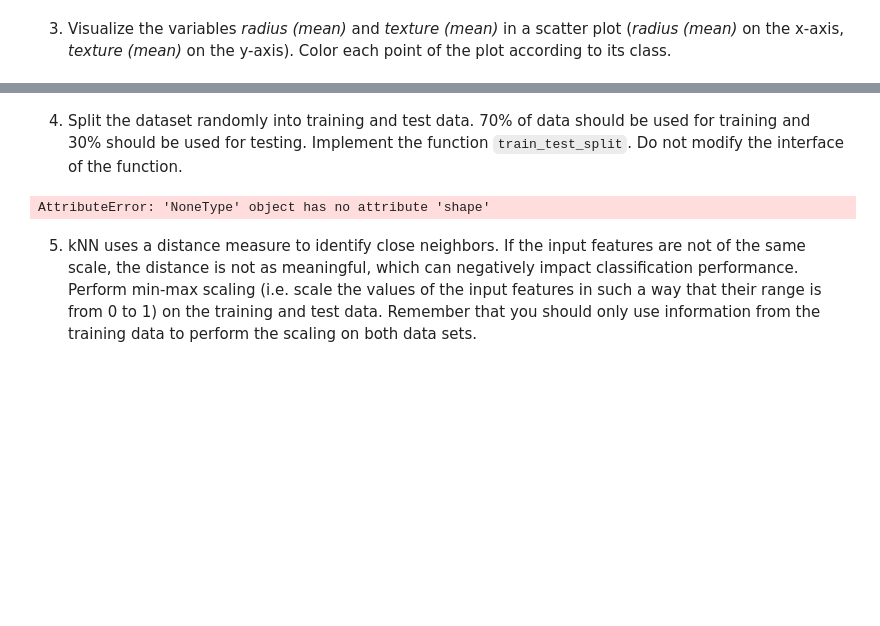
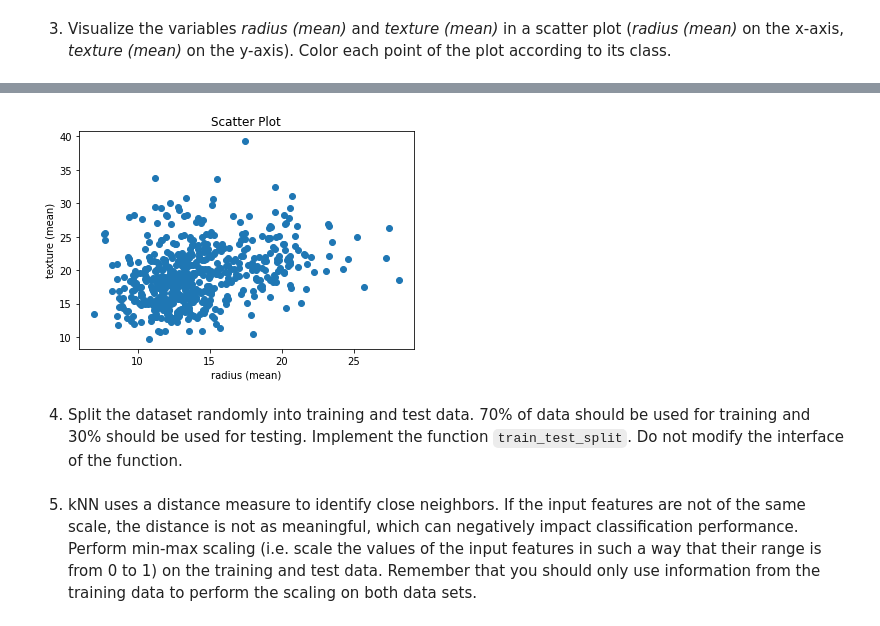
Before and after one commit to erdemuysalx/ml-algorithms-scratch, a Jupyter notebook: knn.ipynb, the cells around one changed output, grey strips where cells are left out. Cells and saved outputs as stored; diff of their text form; code cells hidden in the pictures; blank space fills up the shorter version.

```diff
--- a/knn.ipynb
+++ b/knn.ipynb
@@ -43,3 +93,12 @@ X, y = load_breast_cancer_dataset()
+# %%
+# Implement your solution here.
+plt.scatter(X[:,[0]], X[:,[1]])
+plt.xlabel('radius (mean)')
+plt.ylabel('texture (mean)')
+plt.title('Scatter Plot')
+plt.show()
+# %% [output]
+[figure, added]
 # %% [markdown]
 4) Split the dataset randomly into training and test data. 70% of data should be used for training and 30% should be used for testing. Implement the function `train_test_split`. Do not modify the interface of the function.
 # %%
@@ -49,14 +108,15 @@ def train_test_split(X, y):
         where X_train and X_test are the input features of the training and test set,
         and y_train and y_test are the class labels of the training and test set.
     """
-    return None, None, None, None
+    X_train, X_test = np.array_split(X,  [int(0.7 * X.shape[0])])
+    y_train, y_test = np.array_split(y,  [int(0.7 * len(y))])
+
+    return  X_train, X_test, y_train, y_test
 
 X_train, X_test, y_train, y_test = train_test_split(X, y)
 
 assert (X_train.shape[0] + X_test.shape[0]) == X.shape[0]
 assert (y_train.shape[0] + y_test.shape[0]) == y.shape[0]
 assert X_train.shape[1] == X_test.shape[1]
-# %% [output]
-AttributeError: 'NoneType' object has no attribute 'shape'
 # %% [markdown]
 5) kNN uses a distance measure to identify close neighbors. If the input features are not of the same scale, the distance is not as meaningful, which can negatively impact classification performance. Perform min-max scaling (i.e. scale the values of the input features in such a way that their range is from 0 to 1) on the training and test data. Remember that you should only use information from the training data to perform the scaling on both data sets.
```
Also changed, not shown: parts of 33 cells of this notebook.
